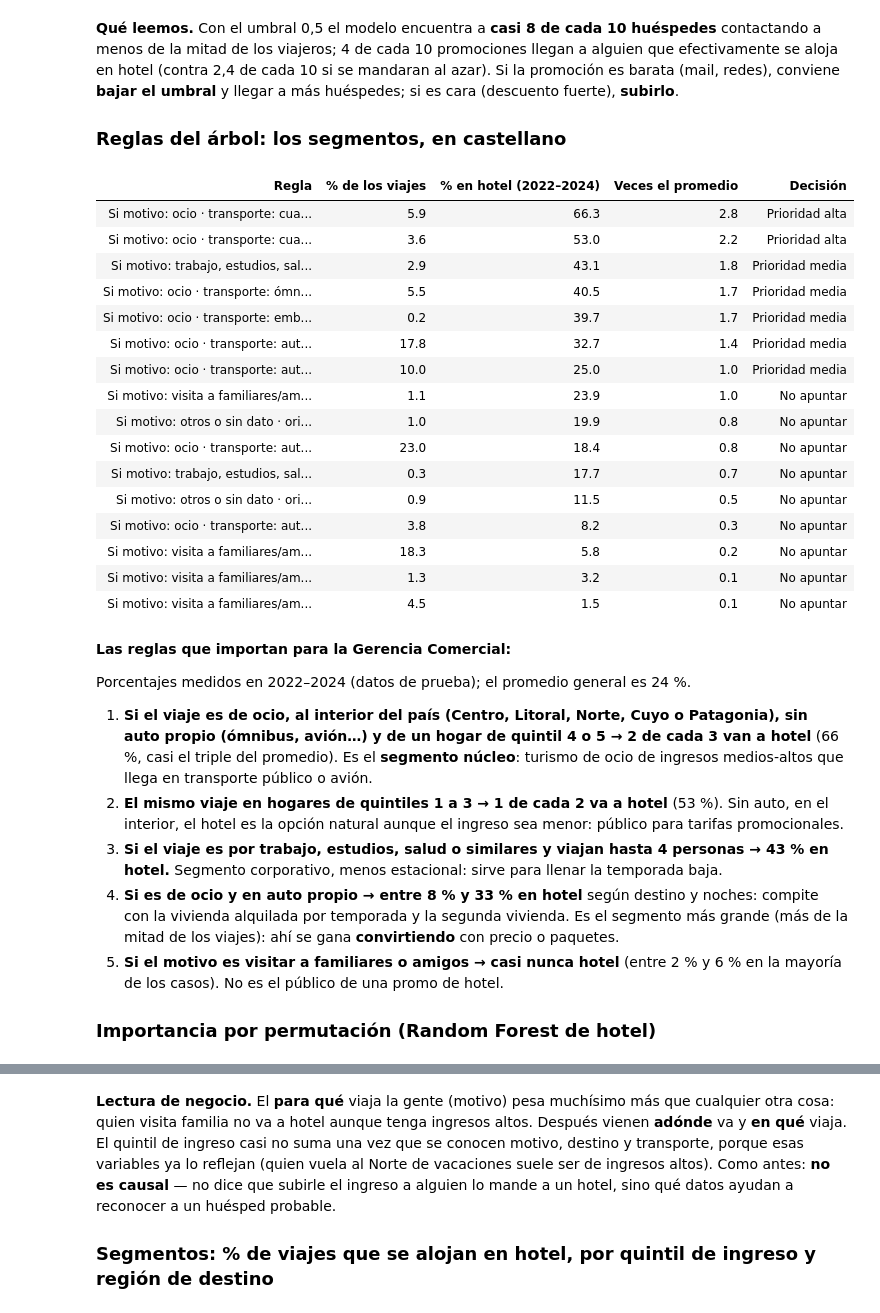
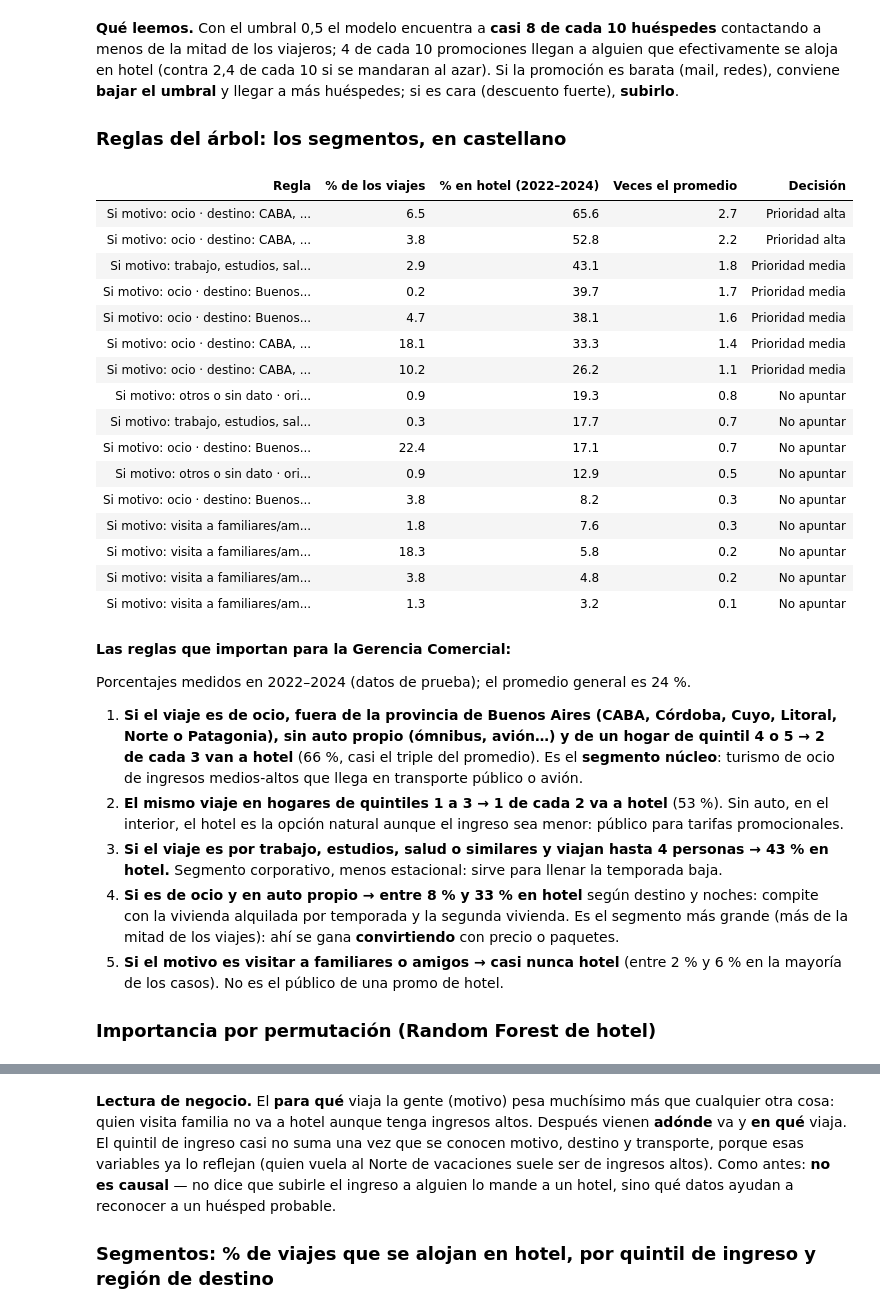
Before and after one commit to GianImpedovo/TPO-CD, a Jupyter notebook: notebooks/02_modelos.ipynb, the cells around one changed output, grey strips where cells are left out. Cells and saved outputs as stored; diff of their text form; code cells hidden in the pictures.

```diff
--- a/notebooks/02_modelos.ipynb
+++ b/notebooks/02_modelos.ipynb
@@ -613,8 +868,8 @@ umbrales.round(0)
 
 ### Reglas del árbol: los segmentos, en castellano
 # %%
-REGION = {1: "CABA", 2: "partidos del GBA", 3: "resto de Prov. de Bs. As.", 4: "Centro", 5: "Litoral", 6: "Norte",
-          7: "Cuyo", 8: "Patagonia"}
+from regiones import CODIGO_REGION
+REGION = {codigo: region for region, codigo in CODIGO_REGION.items()}  # las 7 regiones de la EOH
 MOTIVO = {1: "ocio", 2: "visita a familiares/amigos", 3: "trabajo", 4: "estudios", 5: "salud", 6: "religioso",
           7: "compras", 8: "otros", 99: "sin dato"}
 TRANSPORTE = {1: "auto propio", 2: "ómnibus", 3: "tren", 4: "avión", 5: "embarcación", 6: "taxi/remís", 8: "otro",
@@ -627,55 +882,55 @@ CATEGORICAS = {"region_destino": ("destino", REGION), "region_origen": ("origen"
 
 def condicion_hotel(f, lo, hi):
     if f in CATEGORICAS:
         nombre, mapa = CATEGORICAS[f]
         valores = [v for k, v in mapa.items() if lo < k <= hi]
         if len(valores) == len(mapa) - 1 and f in ("motivo", "transporte"):
             excluido = [v for k, v in mapa.items() if not (lo < k <= hi)][0]
             return f"{nombre}: cualquiera menos {excluido}"
         return f"{nombre}: " + (", ".join(valores[:-1]) + " o " + valores[-1] if len(valores) > 1 else valores[0])
     if f == "noches":
         if np.isinf(lo): return f"≤ {int(hi)} noches"
         if np.isinf(hi): return f"≥ {int(lo) + 1} noches"
         return f"entre {int(lo) + 1} y {int(hi)} noches"
     return f"{f} en ({lo}, {hi}]"
 
 hoja_te = arbol_h.apply(X_te)
 stats = pd.DataFrame({"hoja": hoja_te, "w": w_te.values, "hotel": y_te.values})
 stats = stats.groupby("hoja").apply(lambda g: pd.Series({"% de los viajes": g.w.sum() / w_te.sum() * 100,
                                                          "% en hotel (2022–2024)": np.average(g.hotel, weights=g.w) * 100}))
 filas = [{"hoja": n, "Regla": "Si " + " · ".join(condicion_hotel(f, *v) for f, v in cond.items())}
          for n, cond in hojas(arbol_h, FEATURES_HOTEL)]
 reglas_hotel = pd.DataFrame(filas).set_index("hoja").join(stats).sort_values("% en hotel (2022–2024)", ascending=False)
 hot = reglas_hotel["% en hotel (2022–2024)"]
 reglas_hotel["Veces el promedio"] = (hot / (tasa * 100)).round(1)
 reglas_hotel["Decisión"] = np.select([hot >= 2 * tasa * 100, hot >= tasa * 100], ["Prioridad alta", "Prioridad media"], "No apuntar")
 with pd.option_context("display.max_colwidth", None):
     display(reglas_hotel.round(1).style.hide(axis="index").format(precision=1)
             .set_properties(**{"text-align": "left", "font-size": "13px"}))
 # %% [output]
 | Regla | % de los viajes | % en hotel (2022–2024) | Veces el promedio | Decisión |
-| Si motivo: ocio · transporte: cua... | 5.9 | 66.3 | 2.8 | Prioridad alta |
-| Si motivo: ocio · transporte: cua... | 3.6 | 53.0 | 2.2 | Prioridad alta |
+| Si motivo: ocio · destino: CABA, ... | 6.5 | 65.6 | 2.7 | Prioridad alta |
+| Si motivo: ocio · destino: CABA, ... | 3.8 | 52.8 | 2.2 | Prioridad alta |
 | Si motivo: trabajo, estudios, sal... | 2.9 | 43.1 | 1.8 | Prioridad media |
-| Si motivo: ocio · transporte: ómn... | 5.5 | 40.5 | 1.7 | Prioridad media |
-| Si motivo: ocio · transporte: emb... | 0.2 | 39.7 | 1.7 | Prioridad media |
-| Si motivo: ocio · transporte: aut... | 17.8 | 32.7 | 1.4 | Prioridad media |
-| Si motivo: ocio · transporte: aut... | 10.0 | 25.0 | 1.0 | Prioridad media |
-| Si motivo: visita a familiares/am... | 1.1 | 23.9 | 1.0 | No apuntar |
-| Si motivo: otros o sin dato · ori... | 1.0 | 19.9 | 0.8 | No apuntar |
-| Si motivo: ocio · transporte: aut... | 23.0 | 18.4 | 0.8 | No apuntar |
+| Si motivo: ocio · destino: Buenos... | 0.2 | 39.7 | 1.7 | Prioridad media |
+| Si motivo: ocio · destino: Buenos... | 4.7 | 38.1 | 1.6 | Prioridad media |
+| Si motivo: ocio · destino: CABA, ... | 18.1 | 33.3 | 1.4 | Prioridad media |
+| Si motivo: ocio · destino: CABA, ... | 10.2 | 26.2 | 1.1 | Prioridad media |
+| Si motivo: otros o sin dato · ori... | 0.9 | 19.3 | 0.8 | No apuntar |
 | Si motivo: trabajo, estudios, sal... | 0.3 | 17.7 | 0.7 | No apuntar |
-| Si motivo: otros o sin dato · ori... | 0.9 | 11.5 | 0.5 | No apuntar |
-| Si motivo: ocio · transporte: aut... | 3.8 | 8.2 | 0.3 | No apuntar |
+| Si motivo: ocio · destino: Buenos... | 22.4 | 17.1 | 0.7 | No apuntar |
+| Si motivo: otros o sin dato · ori... | 0.9 | 12.9 | 0.5 | No apuntar |
+| Si motivo: ocio · destino: Buenos... | 3.8 | 8.2 | 0.3 | No apuntar |
+| Si motivo: visita a familiares/am... | 1.8 | 7.6 | 0.3 | No apuntar |
 | Si motivo: visita a familiares/am... | 18.3 | 5.8 | 0.2 | No apuntar |
+| Si motivo: visita a familiares/am... | 3.8 | 4.8 | 0.2 | No apuntar |
 | Si motivo: visita a familiares/am... | 1.3 | 3.2 | 0.1 | No apuntar |
-| Si motivo: visita a familiares/am... | 4.5 | 1.5 | 0.1 | No apuntar |
 # %% [markdown]
 **Las reglas que importan para la Gerencia Comercial:**
 
 Porcentajes medidos en 2022–2024 (datos de prueba); el promedio general es 24 %.
 
-1. **Si el viaje es de ocio, al interior del país (Centro, Litoral, Norte, Cuyo o Patagonia), sin auto propio (ómnibus, avión…) y de un hogar de quintil 4 o 5 → 2 de cada 3 van a hotel** (66 %, casi el triple del promedio). Es el **segmento núcleo**: turismo de ocio de ingresos medios-altos que llega en transporte público o avión.
+1. **Si el viaje es de ocio, fuera de la provincia de Buenos Aires (CABA, Córdoba, Cuyo, Litoral, Norte o Patagonia), sin auto propio (ómnibus, avión…) y de un hogar de quintil 4 o 5 → 2 de cada 3 van a hotel** (66 %, casi el triple del promedio). Es el **segmento núcleo**: turismo de ocio de ingresos medios-altos que llega en transporte público o avión.
 2. **El mismo viaje en hogares de quintiles 1 a 3 → 1 de cada 2 va a hotel** (53 %). Sin auto, en el interior, el hotel es la opción natural aunque el ingreso sea menor: público para tarifas promocionales.
 3. **Si el viaje es por trabajo, estudios, salud o similares y viajan hasta 4 personas → 43 % en hotel.** Segmento corporativo, menos estacional: sirve para llenar la temporada baja.
 4. **Si es de ocio y en auto propio → entre 8 % y 33 % en hotel** según destino y noches: compite con la vivienda alquilada por temporada y la segunda vivienda. Es el segmento más grande (más de la mitad de los viajes): ahí se gana **convirtiendo** con precio o paquetes.
```
Also changed, not shown: parts of 27 cells of this notebook, 27 other files.
